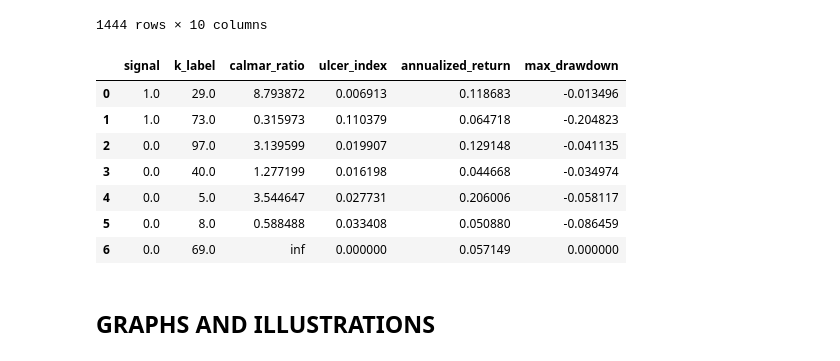
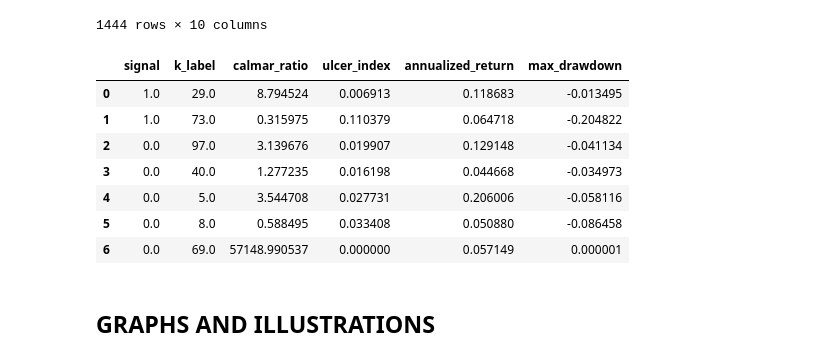
Before and after one commit to EngineerDanny/robust_algo_trader, a Jupyter notebook: kmeans/perceptually_important.ipynb, the cells around one changed output. Saved outputs shown, nothing was run; the diff lists cells and outputs as text; code cells hidden in the pictures.

```diff
--- a/kmeans/perceptually_important.ipynb
+++ b/kmeans/perceptually_important.ipynb
@@ -282,43 +282,43 @@ for i in range(len(first_best_performing_k_labels_df)):
     test_pips_y_copy_df = y_test_pips_df[(y_test_pips_df["k_label"] == m_k_label)]
     test_k_label_cumsum = test_pips_y_copy_df["future_log_ratio"].cumsum()
     test_k_label_cumsum = test_k_label_cumsum.reset_index(drop=True)
     if signal == 0:
         test_k_label_cumsum = -test_k_label_cumsum
     # Add a constant value to the series
     test_k_label_cumsum = test_k_label_cumsum + 100
     annualized_return = (
         test_k_label_cumsum.iloc[-1] / test_k_label_cumsum.iloc[0]
     ) ** (1 / 1) - 1
     annualized_std = test_k_label_cumsum.std()
     ulcer_index = m_ulcer_index(test_k_label_cumsum)
-    max_drawdown = ffn.calc_max_drawdown(test_k_label_cumsum)
+    max_drawdown = ffn.calc_max_drawdown(test_k_label_cumsum) + 0.000001
     calmar_ratio = annualized_return / abs(max_drawdown)
     if (
         True
         # and calmar_ratio >= 2
-        # and ulcer_index < 0.2
+        and ulcer_index < 0.15
         and annualized_return > 0.02
-        and abs(max_drawdown) < 0.4
+        and abs(max_drawdown) < 0.3
     ):
         test_performing_k_labels_list.append({
             "signal": signal,
             "k_label": m_k_label,
             "calmar_ratio": calmar_ratio,
             "ulcer_index": ulcer_index,
             "annualized_return": annualized_return,
             "max_drawdown": max_drawdown
         })
 test_performing_k_labels_df = pd.DataFrame(test_performing_k_labels_list)
 test_performing_k_labels_df
 # %% [output]
 |  | signal | k_label | calmar_ratio | ulcer_index | annualized_return | max_drawdown |
-| 0 | 1.0 | 29.0 | 8.793872 | 0.006913 | 0.118683 | -0.013496 |
-| 1 | 1.0 | 73.0 | 0.315973 | 0.110379 | 0.064718 | -0.204823 |
-| 2 | 0.0 | 97.0 | 3.139599 | 0.019907 | 0.129148 | -0.041135 |
-| 3 | 0.0 | 40.0 | 1.277199 | 0.016198 | 0.044668 | -0.034974 |
-| 4 | 0.0 | 5.0 | 3.544647 | 0.027731 | 0.206006 | -0.058117 |
-| 5 | 0.0 | 8.0 | 0.588488 | 0.033408 | 0.050880 | -0.086459 |
-| 6 | 0.0 | 69.0 | inf | 0.000000 | 0.057149 | 0.000000 |
+| 0 | 1.0 | 29.0 | 8.794524 | 0.006913 | 0.118683 | -0.013495 |
+| 1 | 1.0 | 73.0 | 0.315975 | 0.110379 | 0.064718 | -0.204822 |
+| 2 | 0.0 | 97.0 | 3.139676 | 0.019907 | 0.129148 | -0.041134 |
+| 3 | 0.0 | 40.0 | 1.277235 | 0.016198 | 0.044668 | -0.034973 |
+| 4 | 0.0 | 5.0 | 3.544708 | 0.027731 | 0.206006 | -0.058116 |
+| 5 | 0.0 | 8.0 | 0.588495 | 0.033408 | 0.050880 | -0.086458 |
+| 6 | 0.0 | 69.0 | 57148.990537 | 0.000000 | 0.057149 | 0.000001 |
 # %%
 # 20,38,42,71
 29, 73, 97, 5,1
```
